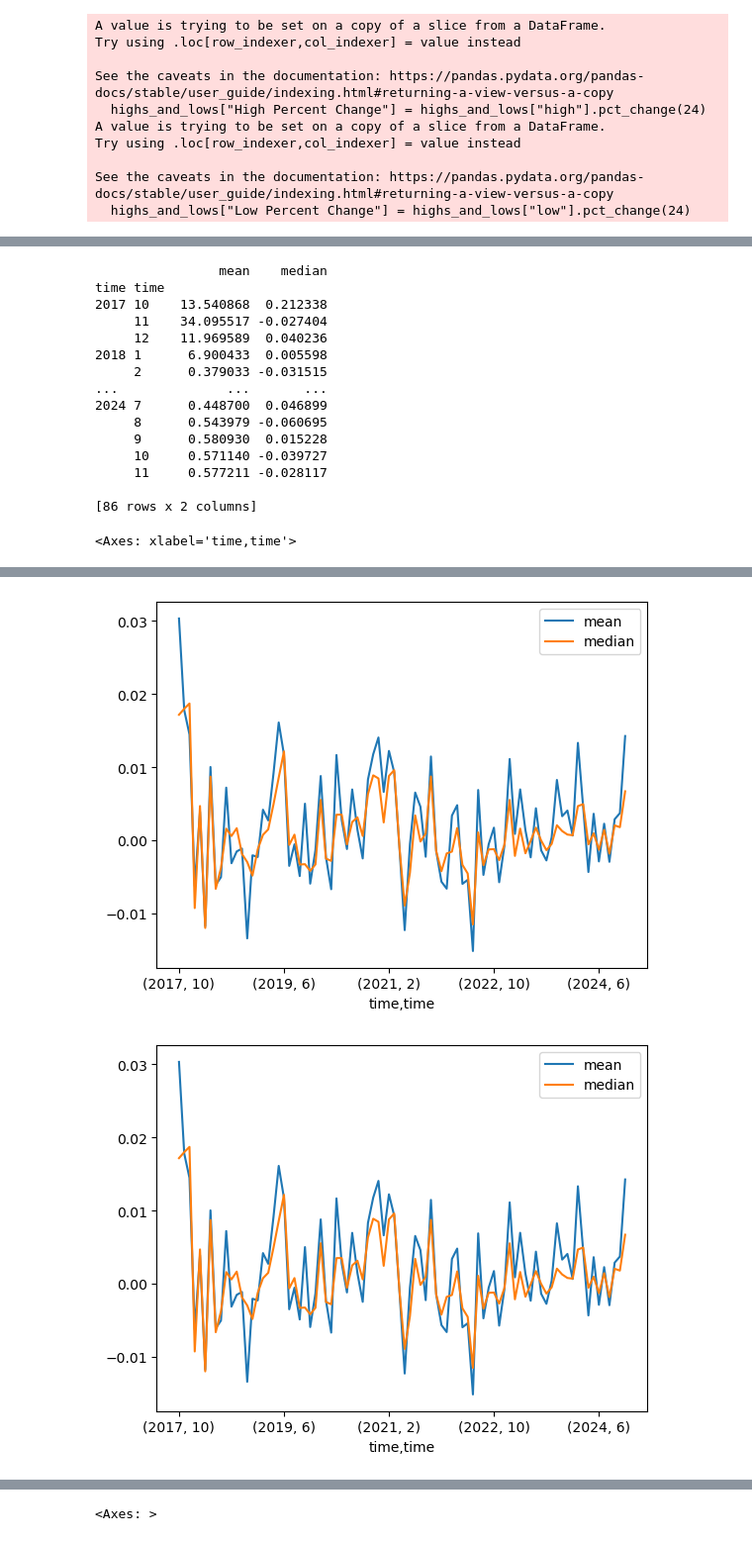
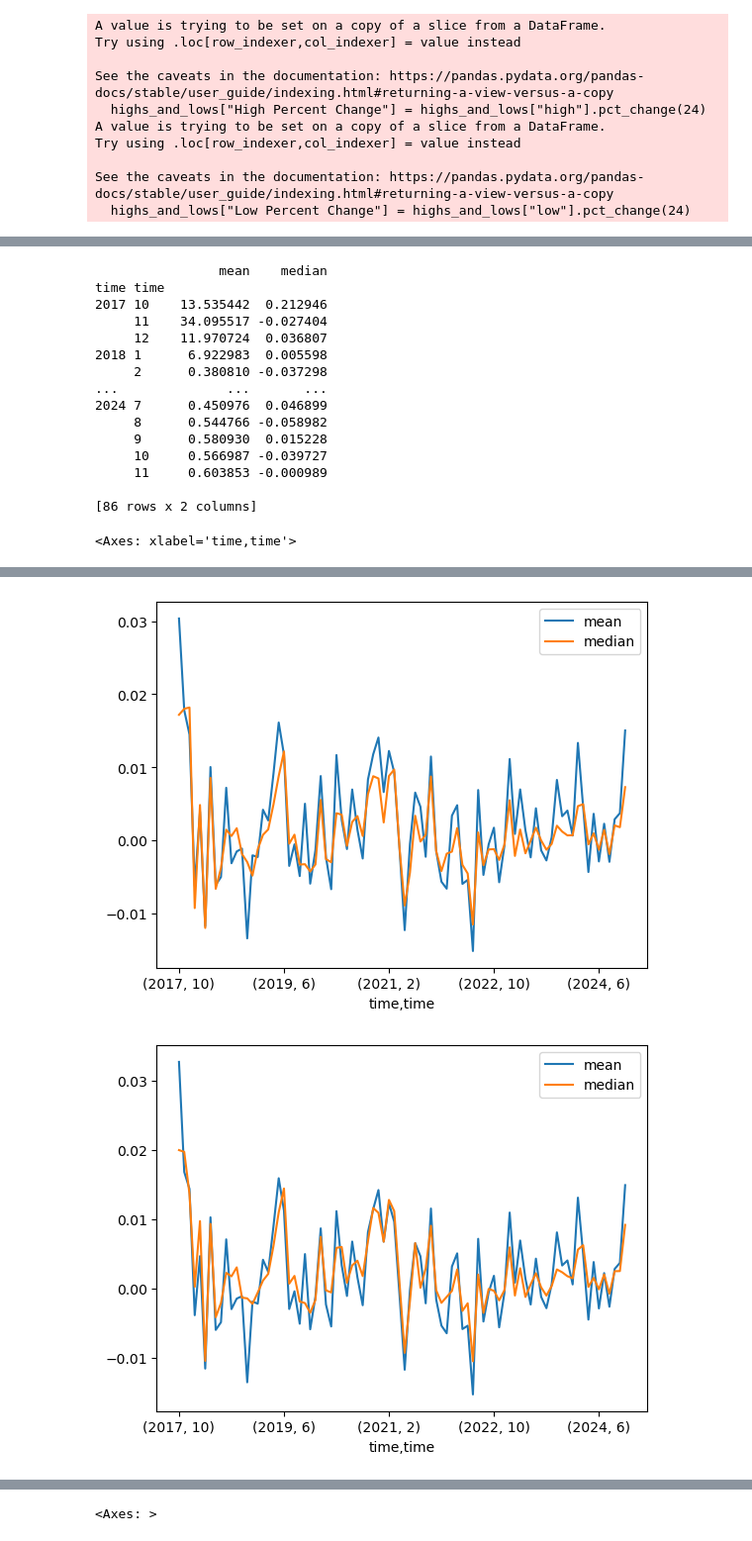
Before and after one commit to EllzBell/project1, a Jupyter notebook: HLVResults.ipynb, the cells around one changed output, grey strips where cells are left out. Shown at 99% size. Drawn from its saved outputs; the diff is of its cells as text; code cells hidden in the pictures.

Commit message:
Add files via upload
Fixed comments and a few graphs

```diff
--- a/HLVResults.ipynb
+++ b/HLVResults.ipynb
@@ -167,31 +173,31 @@ time
 # %%
-#quarterly_sales = df_home_sales["homes_sold"].groupby(by=[df_home_sales.index.quarter]).sum()
+#The above is repeated for the yearly cycle and monthly cycle
 bitcoin_data = highs_and_lows["Volume Percent Change"].groupby(by=[highs_and_lows.index.year, highs_and_lows.index.month]).agg(["mean", "median"])
 print(bitcoin_data)
 bitcoin_data.plot()
 
 bitcoin_data = highs_and_lows["High Percent Change"].groupby(by=[highs_and_lows.index.year, highs_and_lows.index.month]).agg(["mean", "median"])
 bitcoin_data.plot()
 
-bitcoin_data = highs_and_lows["High Percent Change"].groupby(by=[highs_and_lows.index.year, highs_and_lows.index.month]).agg(["mean", "median"])
+bitcoin_data = highs_and_lows["Low Percent Change"].groupby(by=[highs_and_lows.index.year, highs_and_lows.index.month]).agg(["mean", "median"])
 bitcoin_data.plot()
 # %% [output]
                 mean    median
 time time
-2017 10    13.540868  0.212338
+2017 10    13.535442  0.212946
      11    34.095517 -0.027404
-     12    11.969589  0.040236
-2018 1      6.900433  0.005598
-     2      0.379033 -0.031515
+     12    11.970724  0.036807
+2018 1      6.922983  0.005598
+     2      0.380810 -0.037298
 ...              ...       ...
-2024 7      0.448700  0.046899
-     8      0.543979 -0.060695
+2024 7      0.450976  0.046899
+     8      0.544766 -0.058982
      9      0.580930  0.015228
-     10     0.571140 -0.039727
-     11     0.577211 -0.028117
+     10     0.566987 -0.039727
+     11     0.603853 -0.000989
 
 [86 rows x 2 columns]
 <Axes: xlabel='time,time'>
 [figure]
 [figure]
-[figure, old version]
+[figure, new version]
```
Also changed, not shown: parts of 25 cells of this notebook.
